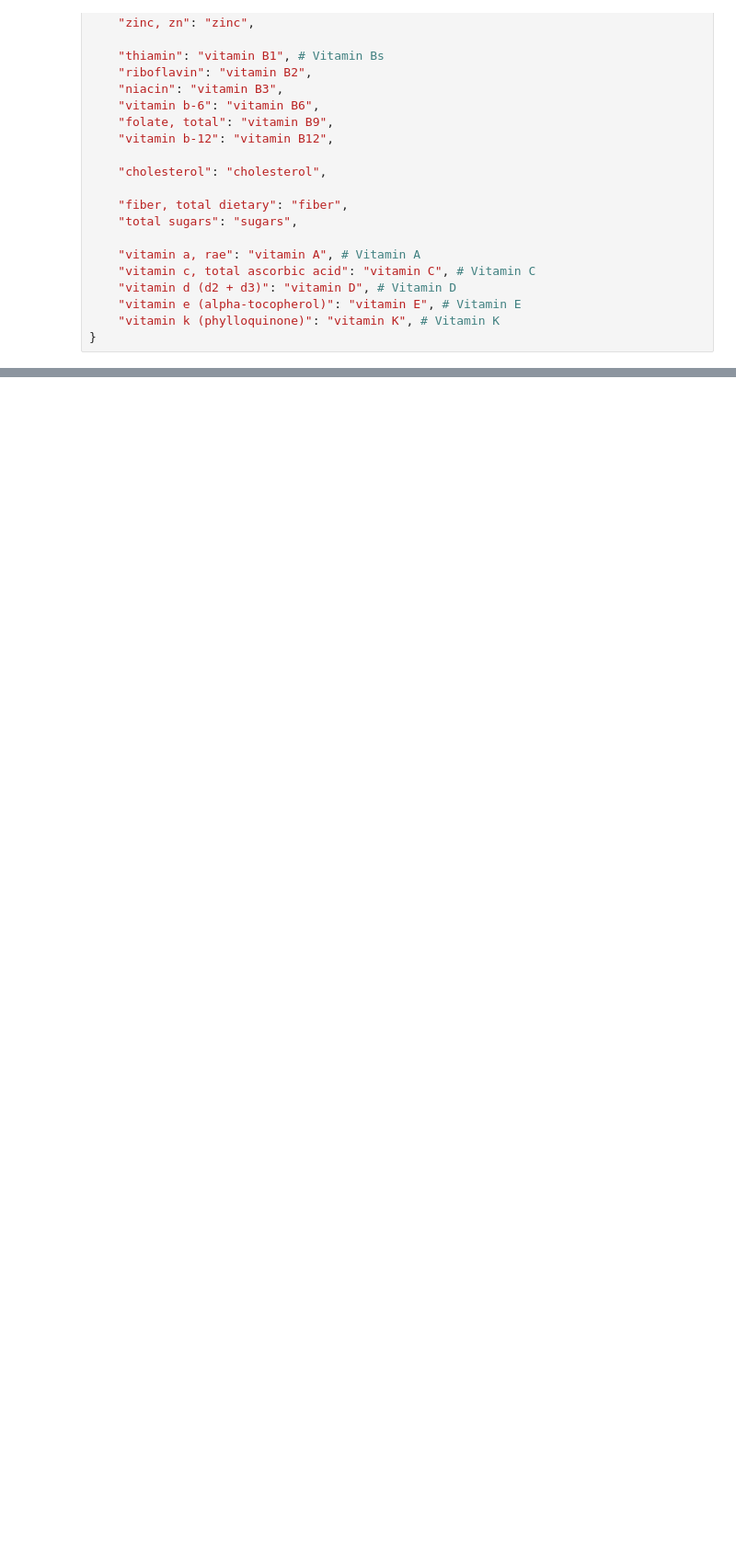
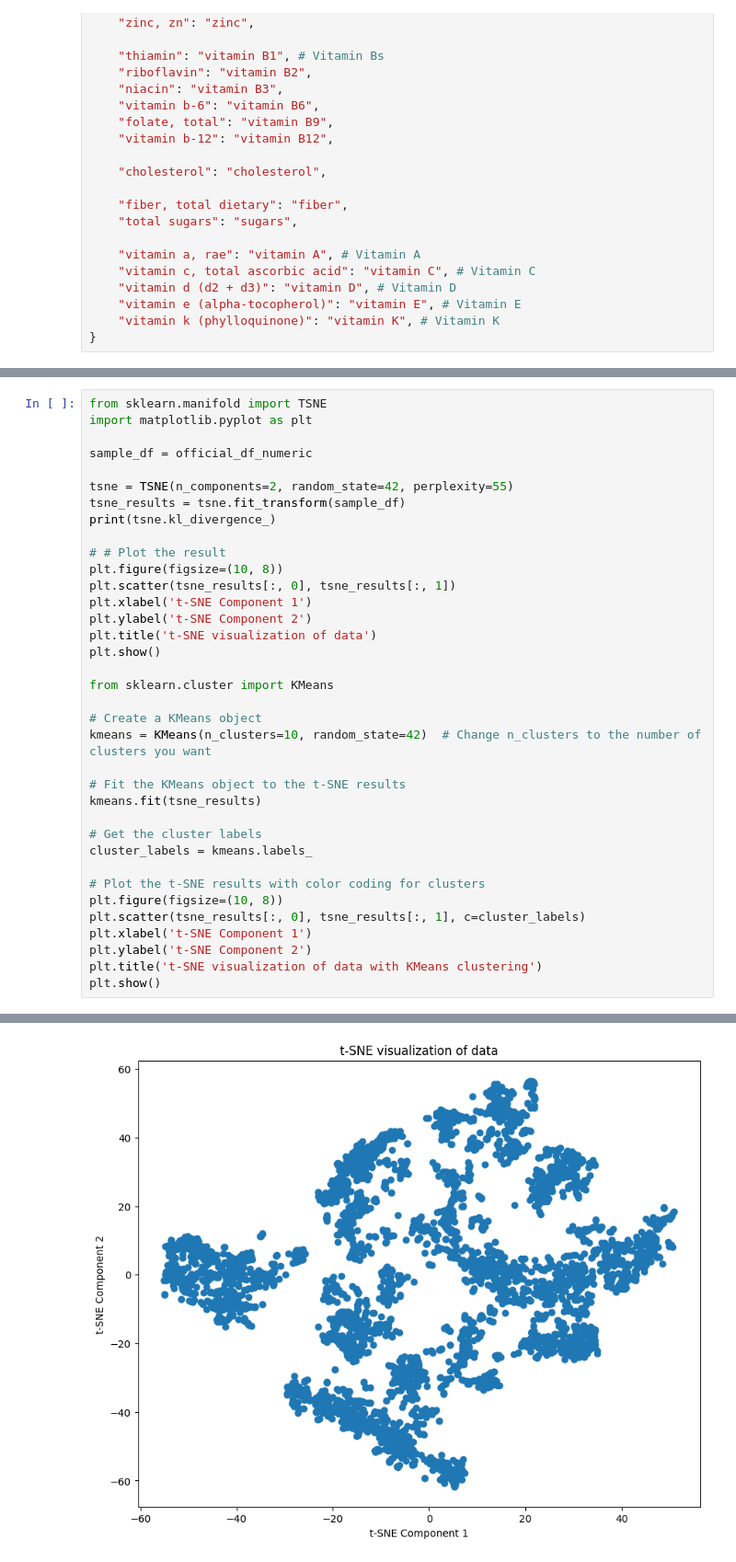
Before and after one commit to Makememyday/Food_Clustering, a Jupyter notebook: feature_selection.ipynb, the cells around one changed output, grey strips where cells are left out. Shown at 92% size. Saved outputs shown, nothing was run; the diff lists cells and outputs as text; blank space fills up the shorter version.

```diff
--- a/feature_selection.ipynb
+++ b/feature_selection.ipynb
@@ -81,0 +102,37 @@ cov_matrix = official_df_numeric.corr()
+# %%
+from sklearn.manifold import TSNE
+import matplotlib.pyplot as plt
+
+sample_df = official_df_numeric
+
+tsne = TSNE(n_components=2, random_state=42, perplexity=55)
+tsne_results = tsne.fit_transform(sample_df)
+print(tsne.kl_divergence_)
+
+# # Plot the result
+plt.figure(figsize=(10, 8))
+plt.scatter(tsne_results[:, 0], tsne_results[:, 1])
+plt.xlabel('t-SNE Component 1')
+plt.ylabel('t-SNE Component 2')
+plt.title('t-SNE visualization of data')
+plt.show()
+
+from sklearn.cluster import KMeans
+
+# Create a KMeans object
+kmeans = KMeans(n_clusters=10, random_state=42)  # Change n_clusters to the number of clusters you want
+
+# Fit the KMeans object to the t-SNE results
+kmeans.fit(tsne_results)
+
+# Get the cluster labels
+cluster_labels = kmeans.labels_
+
+# Plot the t-SNE results with color coding for clusters
+plt.figure(figsize=(10, 8))
+plt.scatter(tsne_results[:, 0], tsne_results[:, 1], c=cluster_labels)
+plt.xlabel('t-SNE Component 1')
+plt.ylabel('t-SNE Component 2')
+plt.title('t-SNE visualization of data with KMeans clustering')
+plt.show()
+# %% [output]
@@ -81,0 +140 @@ cov_matrix = official_df_numeric.corr()
+[figure, added]
```
Also changed, not shown: parts of 3 cells of this notebook.
